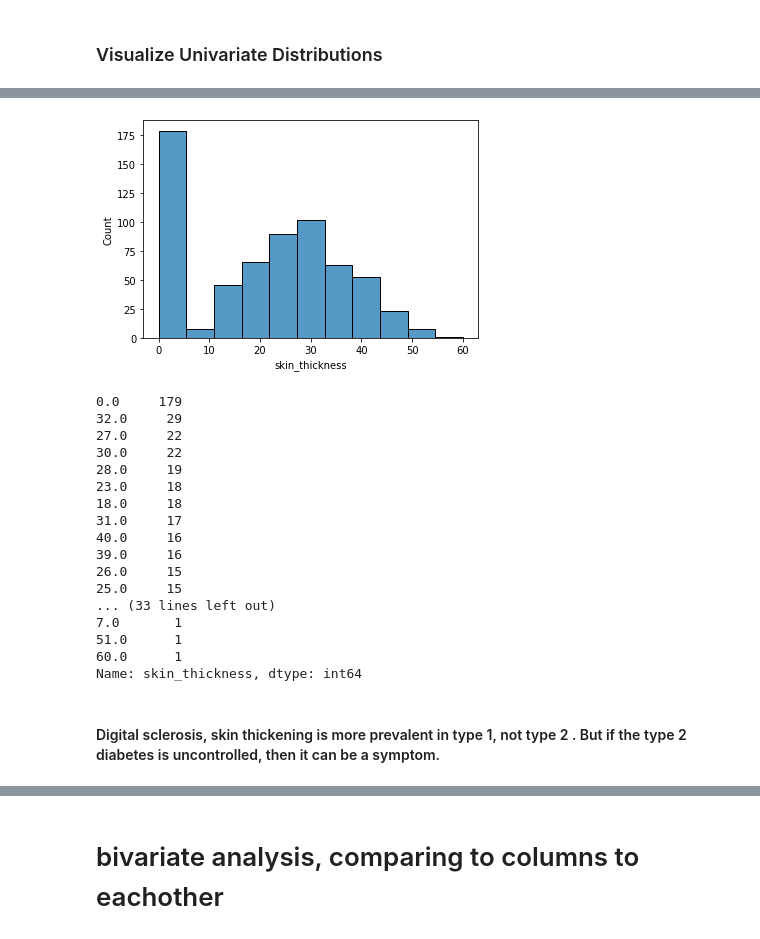
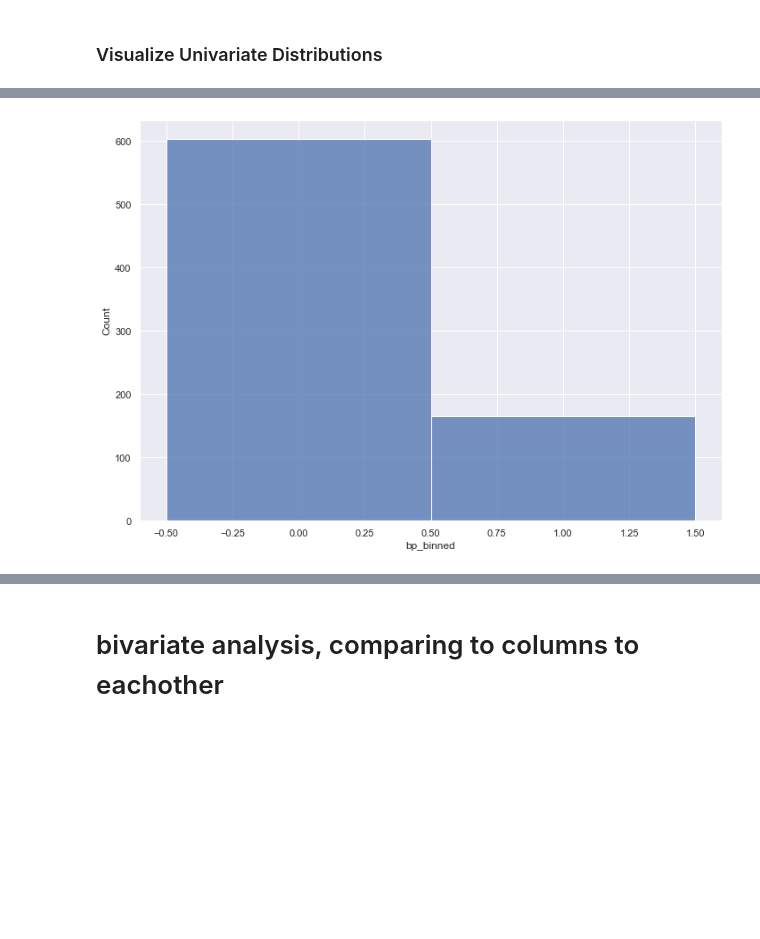
Before and after one commit to raedownen/mini_projects, a Jupyter notebook: diabetes_project.ipynb, the cells around one changed output, grey strips where cells are left out. Cells and saved outputs as stored; diff of their text form; code cells hidden in the pictures; blank space fills up the shorter version.

```diff
--- a/diabetes_project.ipynb
+++ b/diabetes_project.ipynb
@@ -259,2 +261,0 @@ dtype: int64
-# %%
-diabetes_df = diabetes_df.dropna(axis = 0)
@@ -360,5 +295,3 @@ Name: pregnancies, dtype: int64
 # %%
-
-labels =[0, 1, 2]
-diabetes_df['pregnancies_binned'] = pd.cut(diabetes_df['pregnancies'], bins=[0,.9,4,16],labels=labels, include_lowest=True)
-diabetes_df.head(25)
+labels =[0, 1]
+diabetes_df['pregnancies_binned'] = pd.cut(diabetes_df['pregnancies'], bins=[0,4,16],labels=labels, include_lowest=True)
@@ -406,5 +314,4 @@ Name: glucose, Length: 132, dtype: int64
 # %%
 # bin the glucose
-labels =[0, 1, 2]
-diabetes_df['glucose_binned'] = pd.cut(diabetes_df['glucose'], bins=[0,140,199,500],labels=labels, include_lowest=True)
-diabetes_df.head(25)
+labels =[0, 1]
+diabetes_df['glucose_binned'] = pd.cut(diabetes_df['glucose'], bins=[0,140,200],labels=labels, include_lowest=True)
@@ -466,5 +334,4 @@ Name: blood_pressure, dtype: int64
 # %%
 #bin the blood pressure
-labels =[0, 1, 2]
-diabetes_df['bp_binned'] = pd.cut(diabetes_df['blood_pressure'], bins=[0,80,89,300],labels=labels, include_lowest=True)
-diabetes_df.head(25)
+labels =[0, 1]
+diabetes_df['bp_binned'] = pd.cut(diabetes_df['blood_pressure'], bins=[0,80,200],labels=labels, include_lowest=True)
@@ -489,27 +338,5 @@ diabetes_df.head(25)
 # %%
-sns.histplot(data=diabetes_df, x="skin_thickness")
+sns.histplot(data=diabetes_df, x="bp_binned")
 plt.show()
 # %% [output]
-[figure, old version]
+[figure, new version]
-# %%
- diabetes_df.skin_thickness.value_counts()
-# %% [output]
-0.0     179
-32.0     29
-27.0     22
-30.0     22
-28.0     19
-23.0     18
-18.0     18
-31.0     17
-40.0     16
-39.0     16
-26.0     15
-25.0     15
-... (33 lines left out)
-7.0       1
-51.0      1
-60.0      1
-Name: skin_thickness, dtype: int64
-# %% [markdown]
-#### Digital sclerosis, skin thickening is more prevalent in type 1, not type 2 .  But if the type 2 diabetes is uncontrolled, then it can be a symptom.
```
Also changed, not shown: parts of 184 cells of this notebook, 2 other files.
